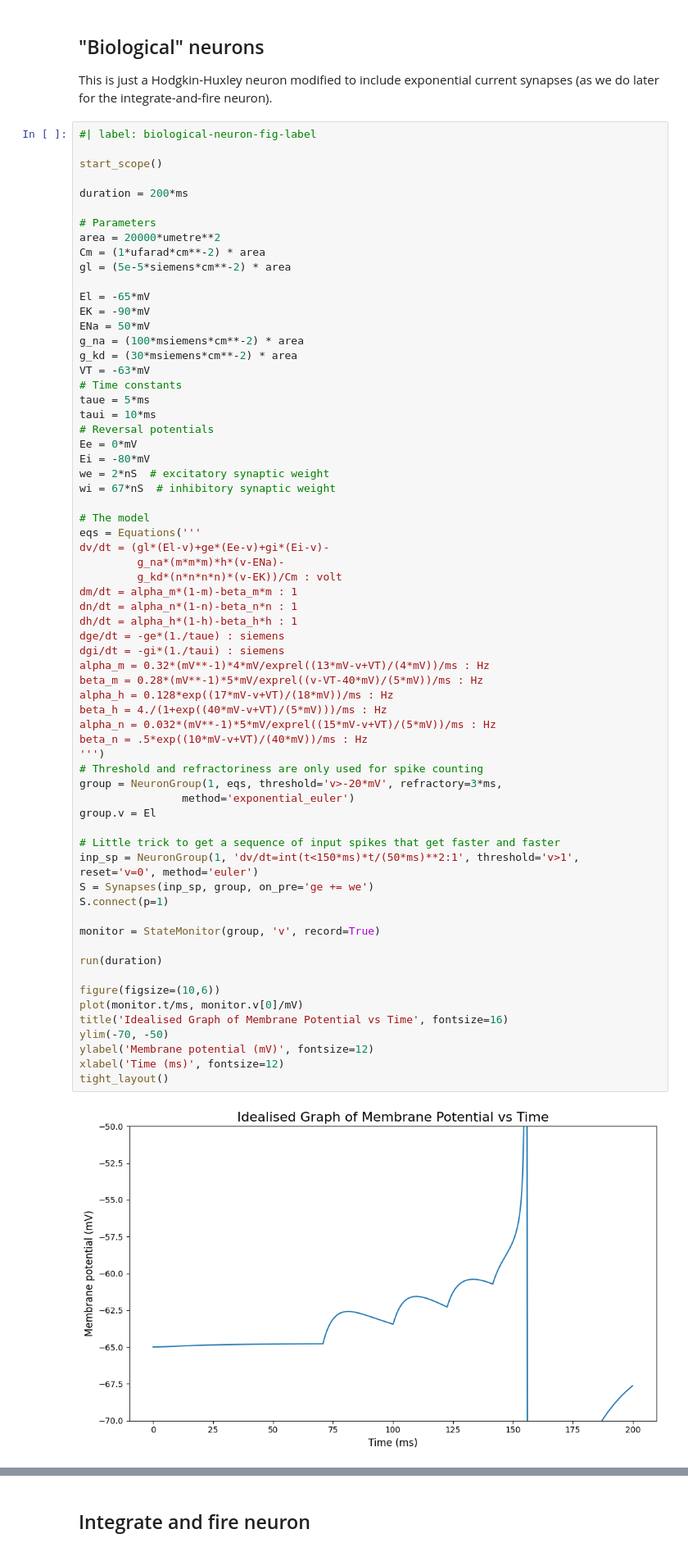
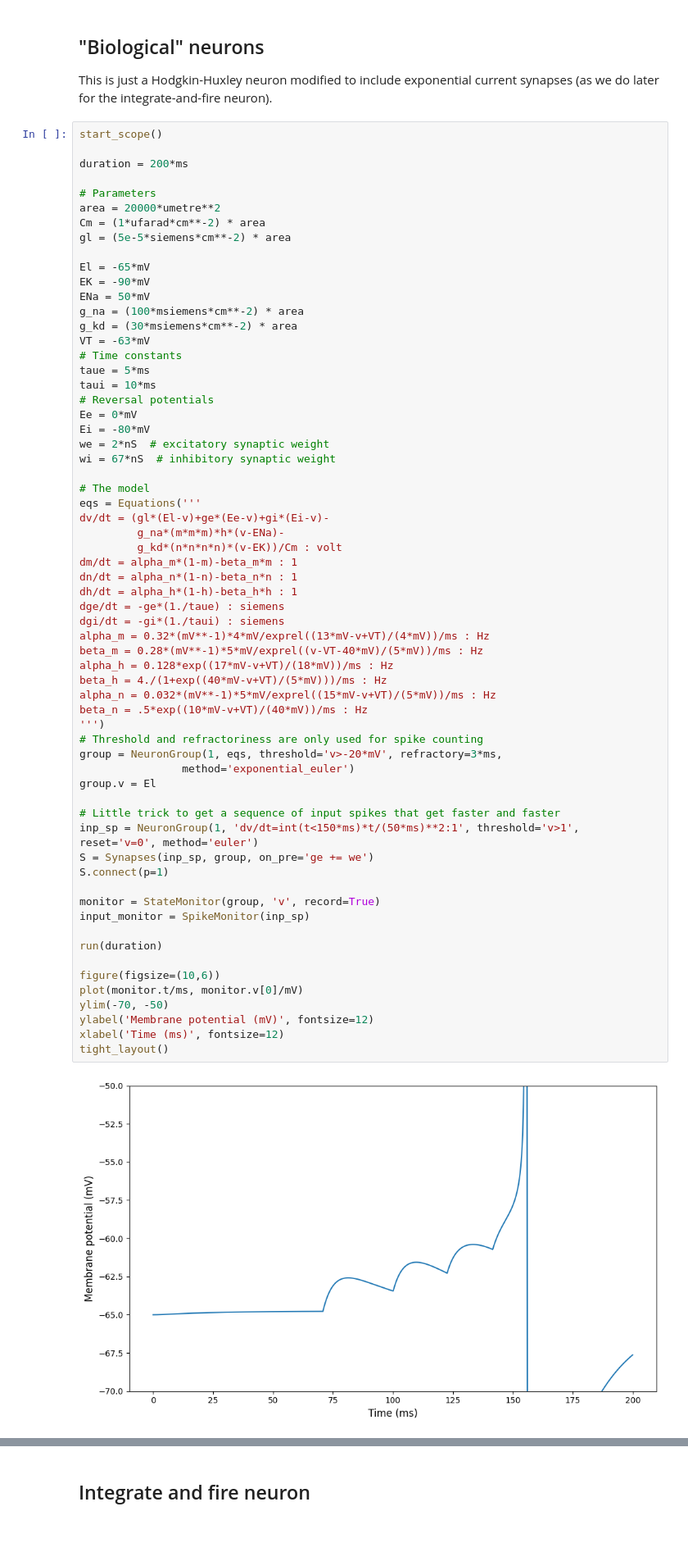
Before and after one commit to neuro4ml/neuro4ml.github.io, a Jupyter notebook: Week_1/code-for-figures.ipynb, the cells around one changed output, grey strips where cells are left out. Shown at 82% size. Drawn from its saved outputs; the diff is of its cells as text.

```diff
--- a/Week_1/code-for-figures.ipynb
+++ b/Week_1/code-for-figures.ipynb
@@ -19,8 +31,6 @@ prefs.codegen.target = 'numpy'
 
 This is just a Hodgkin-Huxley neuron modified to include exponential current synapses (as we do later for the integrate-and-fire neuron).
 # %%
-#| label: biological-neuron-fig-label
-
 start_scope()
 
 duration = 200*ms
@@ -56,32 +66,32 @@ dh/dt = alpha_h*(1-h)-beta_h*h : 1
 dge/dt = -ge*(1./taue) : siemens
 dgi/dt = -gi*(1./taui) : siemens
 alpha_m = 0.32*(mV**-1)*4*mV/exprel((13*mV-v+VT)/(4*mV))/ms : Hz
 beta_m = 0.28*(mV**-1)*5*mV/exprel((v-VT-40*mV)/(5*mV))/ms : Hz
 alpha_h = 0.128*exp((17*mV-v+VT)/(18*mV))/ms : Hz
 beta_h = 4./(1+exp((40*mV-v+VT)/(5*mV)))/ms : Hz
 alpha_n = 0.032*(mV**-1)*5*mV/exprel((15*mV-v+VT)/(5*mV))/ms : Hz
 beta_n = .5*exp((10*mV-v+VT)/(40*mV))/ms : Hz
 ''')
 # Threshold and refractoriness are only used for spike counting
 group = NeuronGroup(1, eqs, threshold='v>-20*mV', refractory=3*ms,
                 method='exponential_euler')
 group.v = El
 
 # Little trick to get a sequence of input spikes that get faster and faster
 inp_sp = NeuronGroup(1, 'dv/dt=int(t<150*ms)*t/(50*ms)**2:1', threshold='v>1', reset='v=0', method='euler')
 S = Synapses(inp_sp, group, on_pre='ge += we')
 S.connect(p=1)
 
 monitor = StateMonitor(group, 'v', record=True)
+input_monitor = SpikeMonitor(inp_sp)
 
 run(duration)
 
 figure(figsize=(10,6))
 plot(monitor.t/ms, monitor.v[0]/mV)
-title('Idealised Graph of Membrane Potential vs Time', fontsize=16)
 ylim(-70, -50)
 ylabel('Membrane potential (mV)', fontsize=12)
 xlabel('Time (ms)', fontsize=12)
 tight_layout()
 # %% [output]
-[figure, old version]
+[figure, new version]
```
Also changed, not shown: parts of 8 cells of this notebook, 14 other files.
